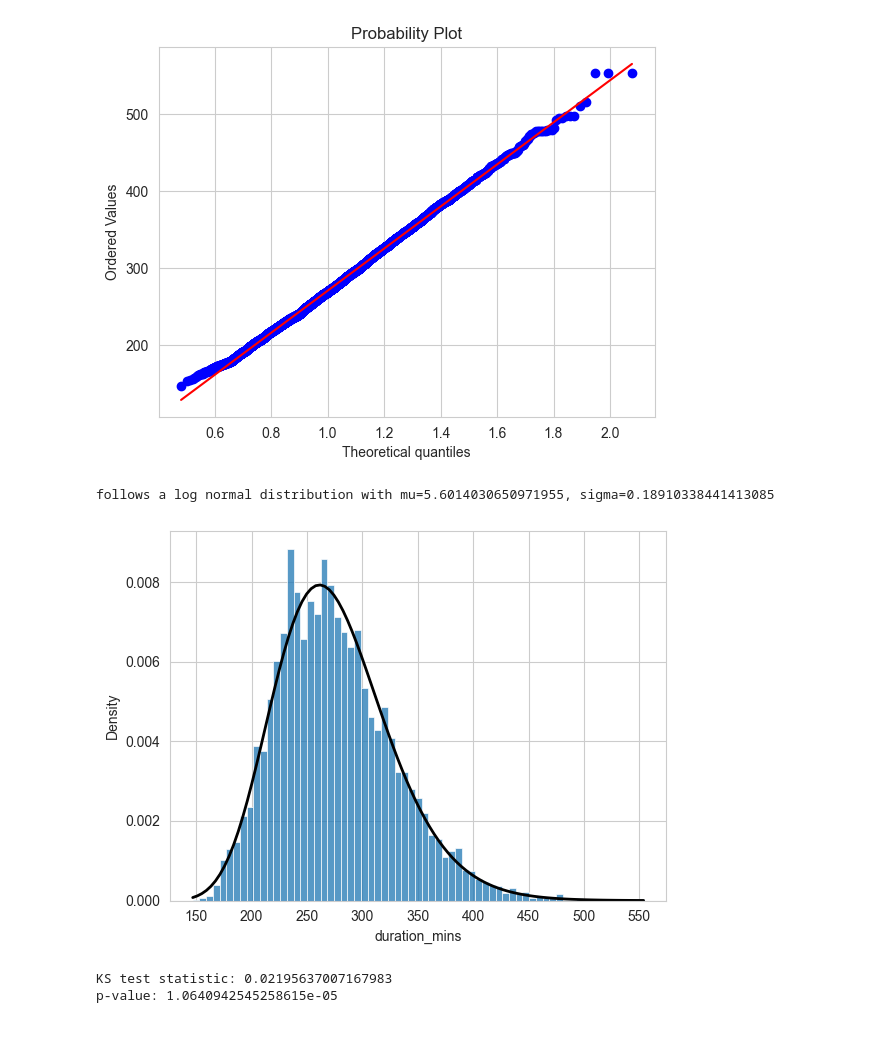
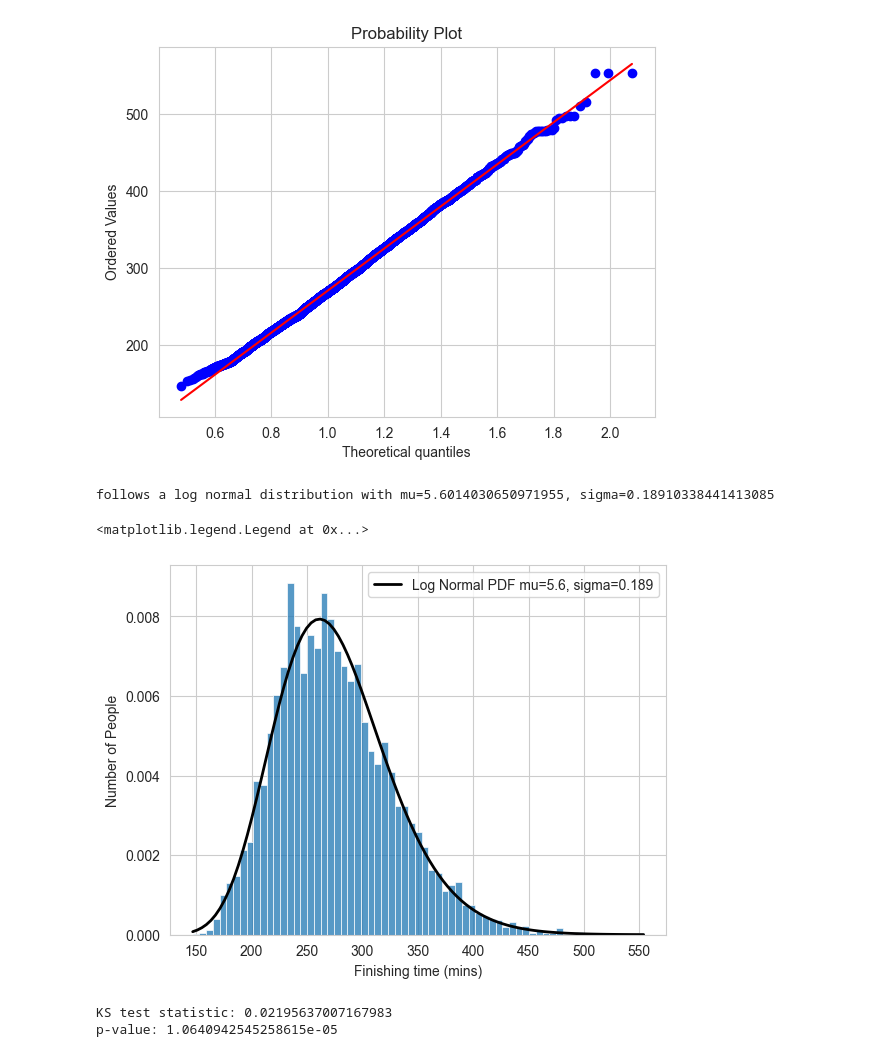
Before and after one commit to JNorrie12/brighton_marathon_analysis, a Jupyter notebook: analysis.ipynb, the cells around one changed output. Saved outputs shown, nothing was run; the diff lists cells and outputs as text; code cells hidden in the pictures.

```diff
--- a/analysis.ipynb
+++ b/analysis.ipynb
@@ -6,7 +6,7 @@ import numpy as np
 # %% [markdown]
 ## Data Ingestion and Cleaning
 # %%
-marathon_finish_times = pd.read_csv(".\data\\running_data_2024.csv", index_col='Unnamed: 0')
+marathon_finish_times = pd.read_csv(".\data\\running_data_2025.csv", index_col='Unnamed: 0')
 #marathon_finish_times['finish_time'] = marathon_finish_times['finish_time'].replace('–', '')
 #marathon_finish_times['finish_time'] = pd.to_timedelta(marathon_finish_times['finish_time'])
 #marathon_finish_times['finish_time'] = pd.to_datetime(marathon_finish_times['finish_time'])
@@ -151,16 +176,21 @@ shape, loc, scale = stats.lognorm.fit(finished_times['duration_mins'], floc=0)
 # %%
 x = np.linspace(finished_times['duration_mins'].min(), finished_times['duration_mins'].max(), 100)
 
 #p = lognorm.pdf(x, log_sigma,loc=0, scale=np.exp(log_mu))
 p = lognorm.pdf(x, shape,loc=0, scale=scale)
 
 plt.plot(x, p, 'k', linewidth=2, label='Log Normal PDF')
 sns.histplot(finished_times, x='duration_mins', stat='density');
 
 print(f'follows a log normal distribution with mu={log_mu}, sigma={log_sigma}')
+
+plt.xlabel('Finishing time (mins)')
+plt.ylabel('Number of People')
+plt.legend(['Log Normal PDF mu=5.6, sigma=0.189'])
 # %% [output]
 follows a log normal distribution with mu=5.6014030650971955, sigma=0.18910338441413085
+<matplotlib.legend.Legend at 0x...>
-[figure, old version]
+[figure, new version]
 # %%
 #KS test
 D, p_value = stats.kstest(
```
Also changed, not shown: parts of 30 cells of this notebook, 1 other file.
